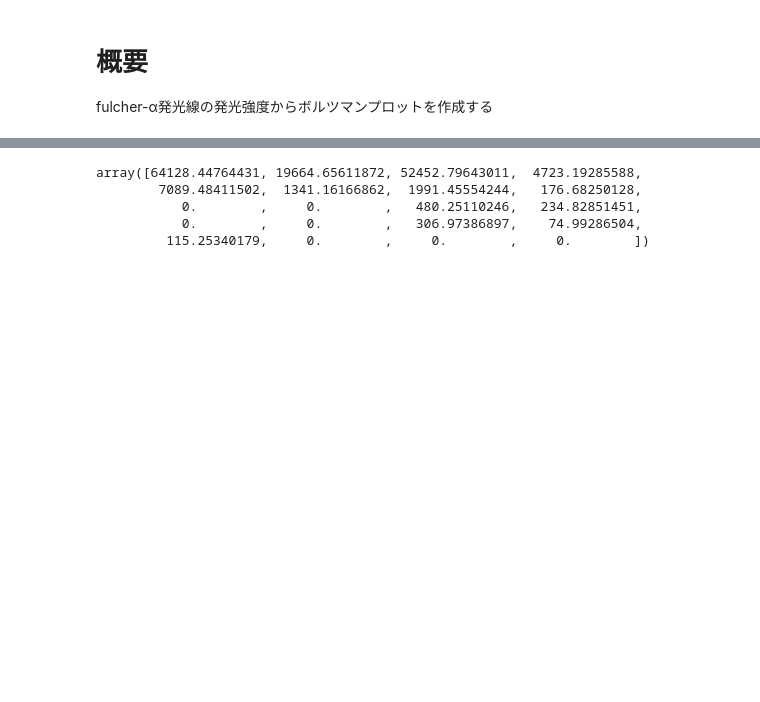
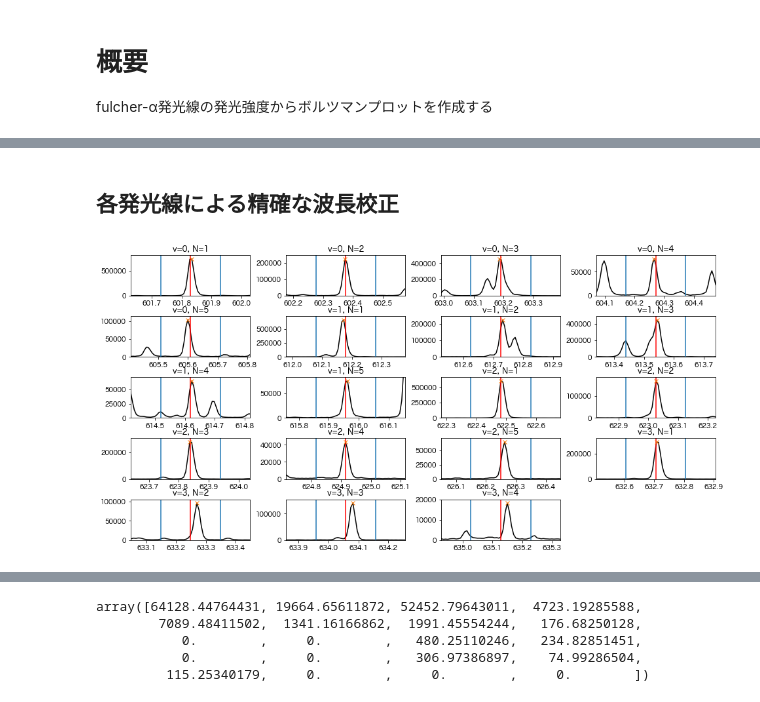
Before and after one commit to AtsushiNi/spectrumutils, a Jupyter notebook: sample/fulcher.ipynb, the cells around one changed output, grey strips where cells are left out. Drawn from its saved outputs; the diff is of its cells as text; code cells hidden in the pictures; blank space fills up the shorter version.

```diff
--- a/sample/fulcher.ipynb
+++ b/sample/fulcher.ipynb
@@ -28,0 +35,12 @@ You should consider upgrading via the '/Library/Frameworks/Python.framework/Vers
+# %% [markdown]
+## 各発光線による精確な波長校正
+# %%
+lines=[
+    np.arange(1,6), # v=0
+    np.arange(1,6), # v=1
+    np.arange(1,6), # v=2
+    np.arange(1,5), # v=3
+]
+peak, target = fulcher.detect_lines(wavelength, spectrum, lines=lines)
+# %% [output]
+[figure, added]
```
Also changed, not shown: parts of 10 cells of this notebook, 7 other files.
